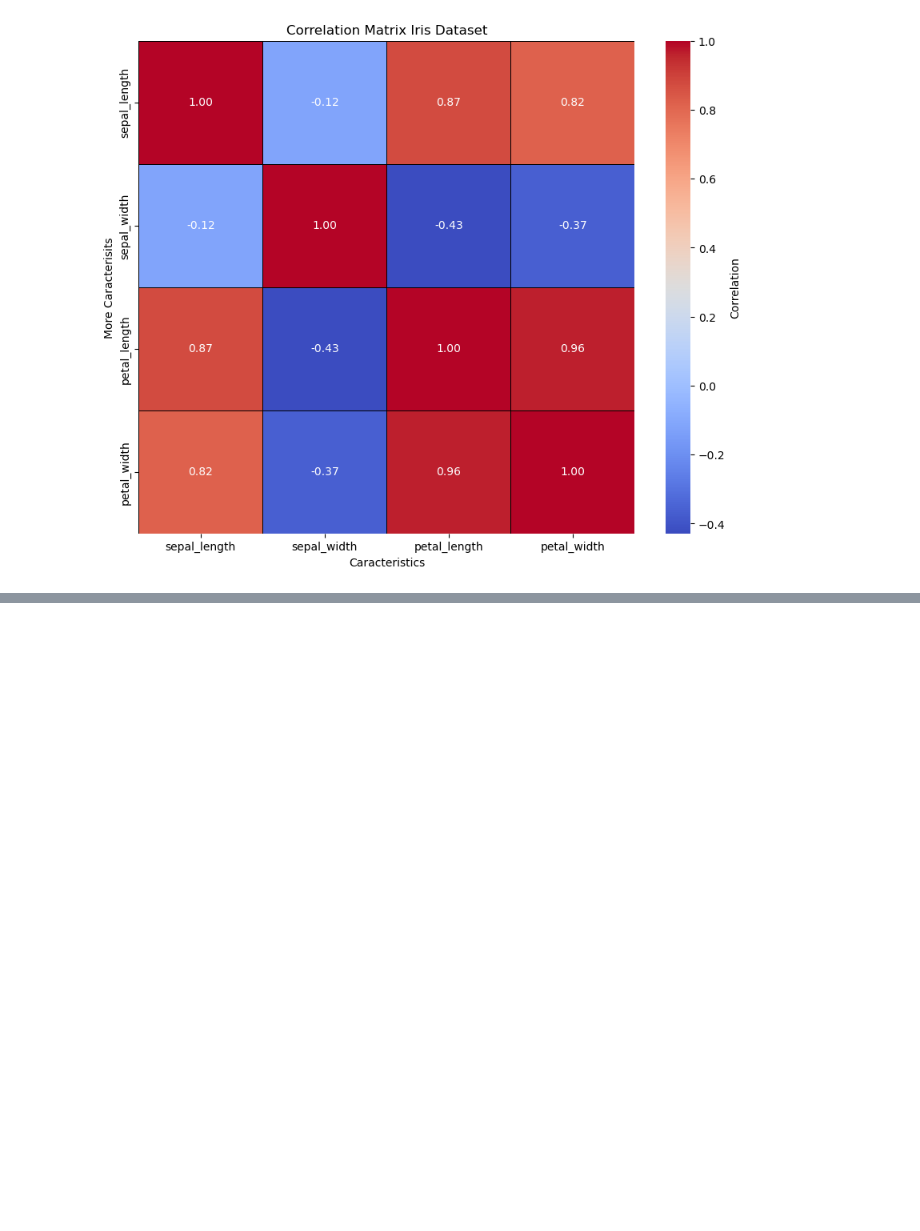
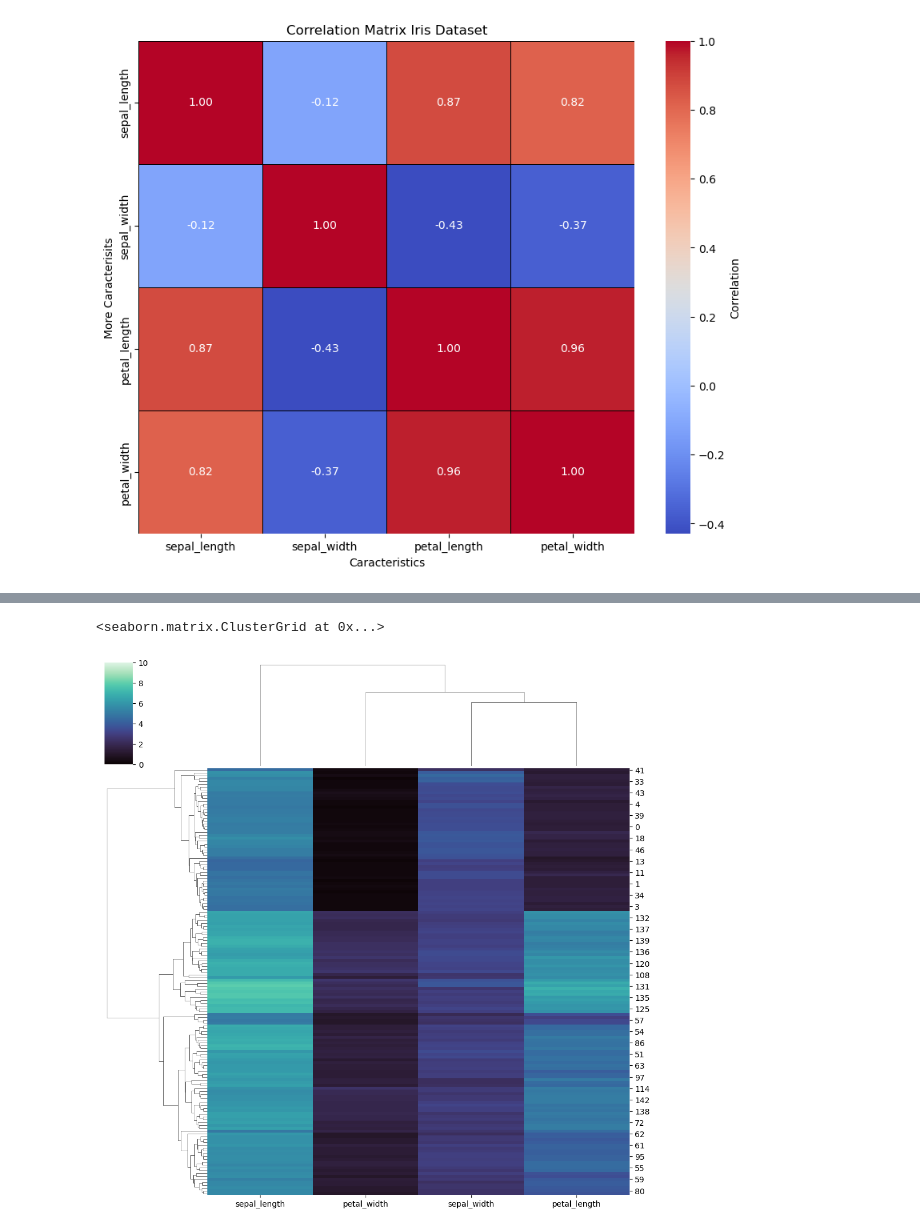
Before and after one commit to jorgeordovi/graph_pairplots, a Jupyter notebook: pairplots_sns.ipynb, the cells around one changed output, grey strips where cells are left out. Saved outputs shown, nothing was run; the diff lists cells and outputs as text; code cells hidden in the pictures; blank space fills up the shorter version.

```diff
--- a/pairplots_sns.ipynb
+++ b/pairplots_sns.ipynb
@@ -60,0 +67,5 @@ plt.show()
+# %%
+sns.clustermap(iris, cmap='mako', vmin=0, vmax=10)
+# %% [output]
+<seaborn.matrix.ClusterGrid at 0x...>
+[figure, added]
```
Also changed, not shown: parts of 7 cells of this notebook.
